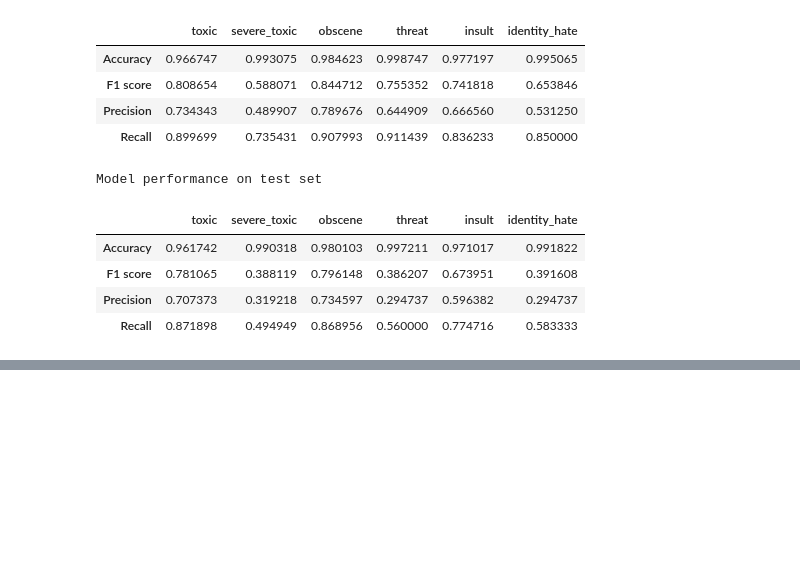
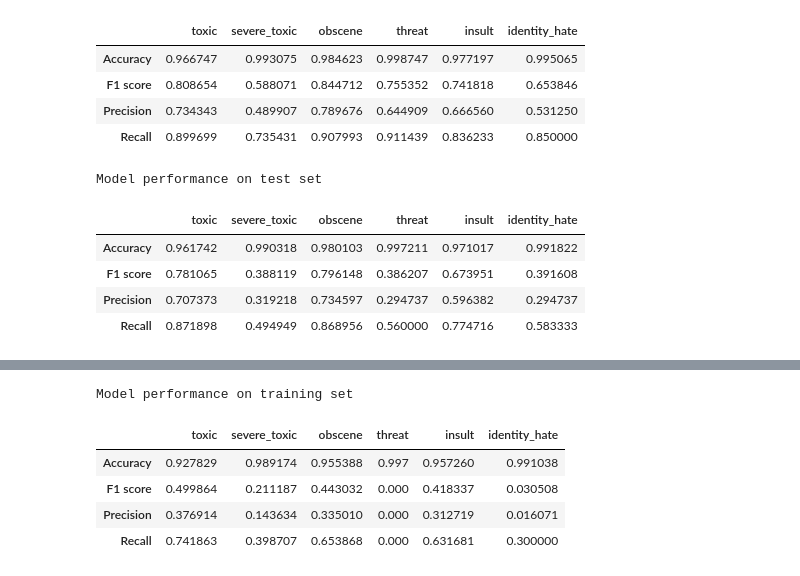
Before and after one commit to datali-ch/detect-toxic-content, a Jupyter notebook: exploratory_data_analysis.ipynb, the cells around one changed output, grey strips where cells are left out. Drawn from its saved outputs; the diff is of its cells as text; code cells hidden in the pictures; blank space fills up the shorter version.

```diff
--- a/exploratory_data_analysis.ipynb
+++ b/exploratory_data_analysis.ipynb
@@ -193,8 +193,12 @@ import gensim
 from gensim.models import CoherenceModel, LdaModel, LsiModel, HdpModel
 from gensim.models.wrappers import LdaMallet
 from gensim.corpora import Dictionary
+from config import STOP_WORDS
+
 def dummy_toc(doc):
-    return doc.split()
+    doc = doc.split()
+    clean_text = [word for word in doc if not word in STOP_WORDS]
+    return clean_text
 
 tokenized_text = df[CONTENT].apply(lambda x: dummy_toc(x))
 # %%
@@ -210,0 +209,8 @@ scipy.sparse.csr.csr_matrix
+# %%
+topic_probability = ldamodel[corpus]
+topic_probability = gensim.matutils.corpus2csc(topic_probability)
+# %%
+X_train, X_test, y_train, y_test = train_test_split(topic_probability.transpose(), df[LABELS], test_size = TEST_SIZE, random_state=123)
+# %%
+model = bag_of_words.NbSvmClassifier(C=C)
+metrics_train, metrics_test, measures = bag_of_words.fitModel(model, X_train, X_test, y_train, y_test, LABELS)
@@ -210,0 +230,10 @@ scipy.sparse.csr.csr_matrix
+# %%
+print("Model performance on training set")
+pd.DataFrame(metrics_train, columns = LABELS, index = measures)
+# %% [output]
+Model performance on training set
+|  | toxic | severe_toxic | obscene | threat | insult | identity_hate |
+| Accuracy | 0.927829 | 0.989174 | 0.955388 | 0.997 | 0.957260 | 0.991038 |
+| F1 score | 0.499864 | 0.211187 | 0.443032 | 0.000 | 0.418337 | 0.030508 |
+| Precision | 0.376914 | 0.143634 | 0.335010 | 0.000 | 0.312719 | 0.016071 |
+| Recall | 0.741863 | 0.398707 | 0.653868 | 0.000 | 0.631681 | 0.300000 |
```
Also changed, not shown: parts of 7 cells of this notebook, 7 other files.
